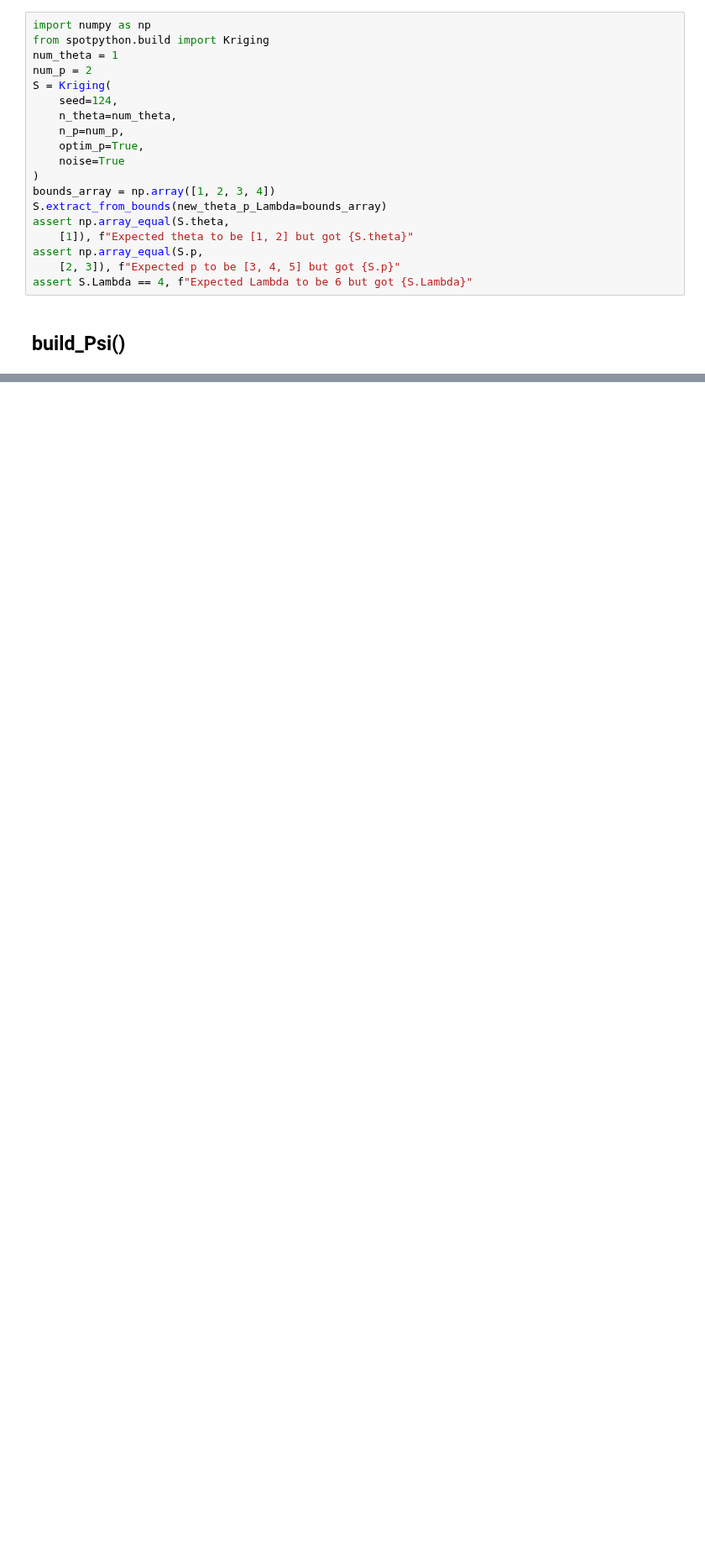
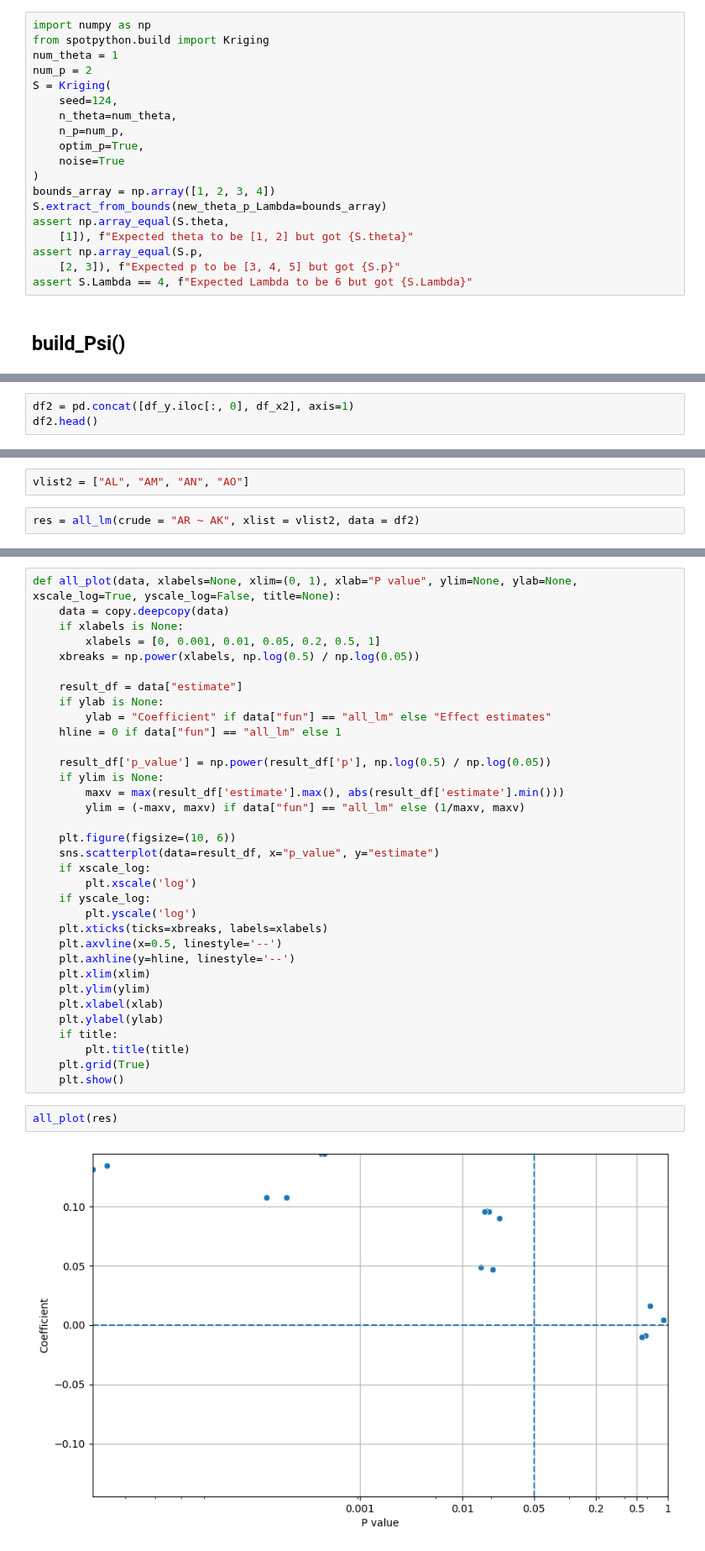
Before and after one commit to sequential-parameter-optimization/spotPython, a Jupyter notebook: notebooks/00_spotPython_tests.ipynb, the cells around one changed output, grey strips where cells are left out. Shown at 84% size. Drawn from its saved outputs; the diff is of its cells as text; blank space fills up the shorter version.

```diff
--- a/notebooks/00_spotPython_tests.ipynb
+++ b/notebooks/00_spotPython_tests.ipynb
@@ -6534,0 +6566,3 @@ S.inf_Psi: False
+# %%
+df2 = pd.concat([df_y.iloc[:, 0], df_x2], axis=1)
+df2.head()
@@ -6534,0 +6629,4 @@ S.inf_Psi: False
+# %%
+vlist2 = ["AL", "AM", "AN", "AO"]
+# %%
+res = all_lm(crude = "AR ~ AK", xlist = vlist2, data = df2)
@@ -6534,0 +6646,38 @@ S.inf_Psi: False
+# %%
+def all_plot(data, xlabels=None, xlim=(0, 1), xlab="P value", ylim=None, ylab=None, xscale_log=True, yscale_log=False, title=None):
+    data = copy.deepcopy(data)
+    if xlabels is None:
+        xlabels = [0, 0.001, 0.01, 0.05, 0.2, 0.5, 1]
+    xbreaks = np.power(xlabels, np.log(0.5) / np.log(0.05))
+
+    result_df = data["estimate"]
+    if ylab is None:
+        ylab = "Coefficient" if data["fun"] == "all_lm" else "Effect estimates"
+    hline = 0 if data["fun"] == "all_lm" else 1
+
+    result_df['p_value'] = np.power(result_df['p'], np.log(0.5) / np.log(0.05))
+    if ylim is None:
+        maxv = max(result_df['estimate'].max(), abs(result_df['estimate'].min()))
+        ylim = (-maxv, maxv) if data["fun"] == "all_lm" else (1/maxv, maxv)
+
+    plt.figure(figsize=(10, 6))
+    sns.scatterplot(data=result_df, x="p_value", y="estimate")
+    if xscale_log:
+        plt.xscale('log')
+    if yscale_log:
+        plt.yscale('log')
+    plt.xticks(ticks=xbreaks, labels=xlabels)
+    plt.axvline(x=0.5, linestyle='--')
+    plt.axhline(y=hline, linestyle='--')
+    plt.xlim(xlim)
+    plt.ylim(ylim)
+    plt.xlabel(xlab)
+    plt.ylabel(ylab)
+    if title:
+        plt.title(title)
+    plt.grid(True)
+    plt.show()
+# %%
+all_plot(res)
+# %% [output]
+[figure, added]
```
Also changed, not shown: parts of 11 cells of this notebook.
